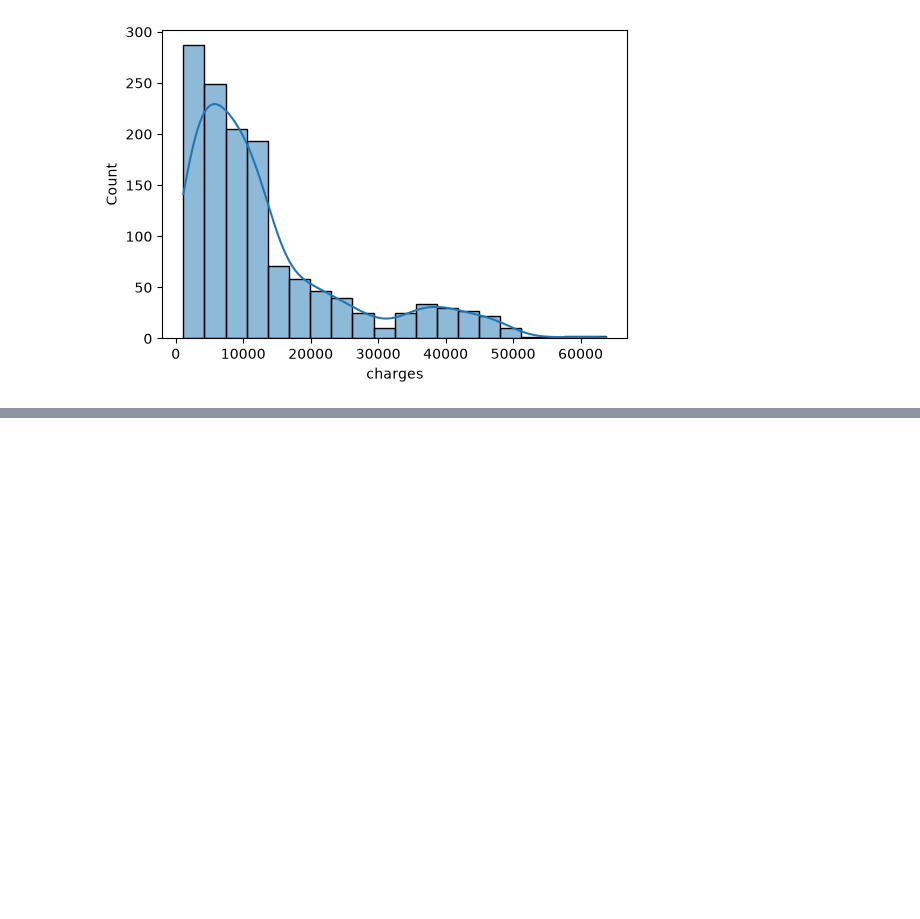
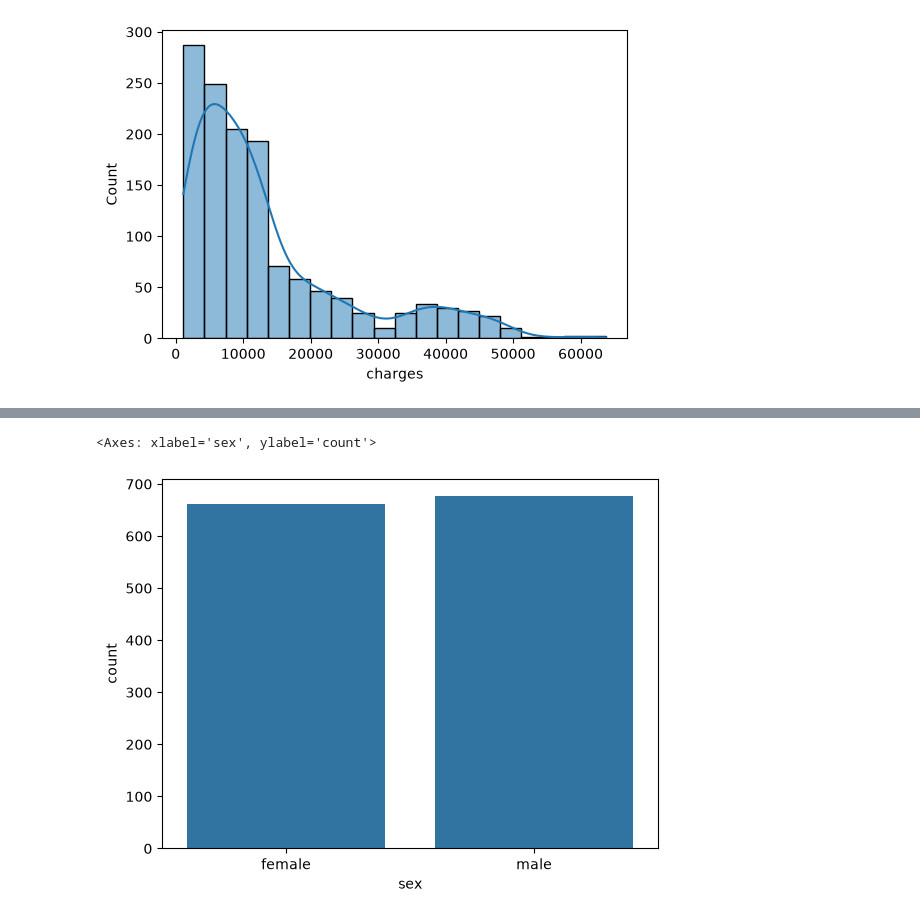
Before and after one commit to palak-bajpai-039/Machine-Learning, a Jupyter notebook: insurance.ipynb, the cells around one changed output, grey strips where cells are left out. Drawn from its saved outputs; the diff is of its cells as text; code cells hidden in the pictures; blank space fills up the shorter version.

```diff
--- a/insurance.ipynb
+++ b/insurance.ipynb
@@ -94,0 +100,5 @@ for col in numeric_columns:
+# %%
+sns.countplot(x=df['sex'])
+# %% [output]
+<Axes: xlabel='sex', ylabel='count'>
+[figure, added]
```
Also changed, not shown: parts of 2 cells of this notebook.
